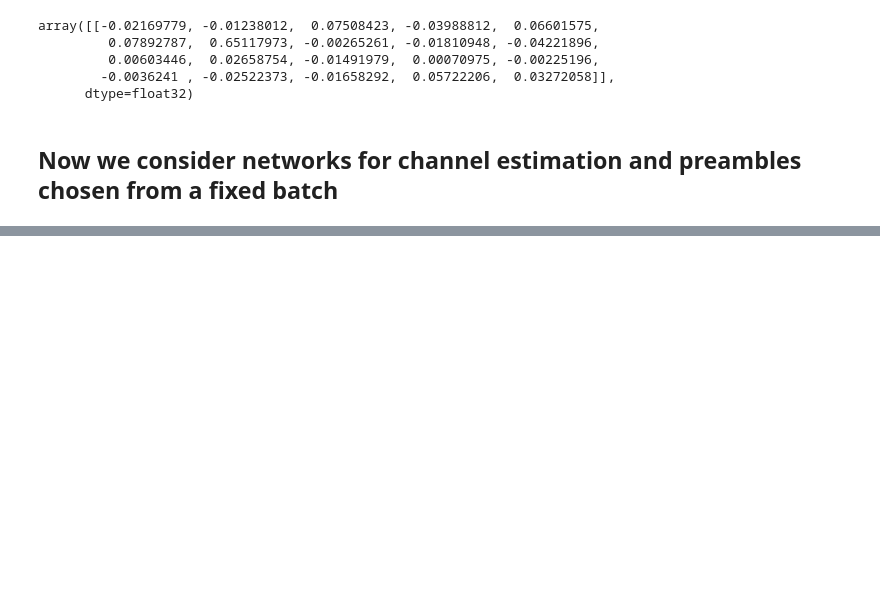
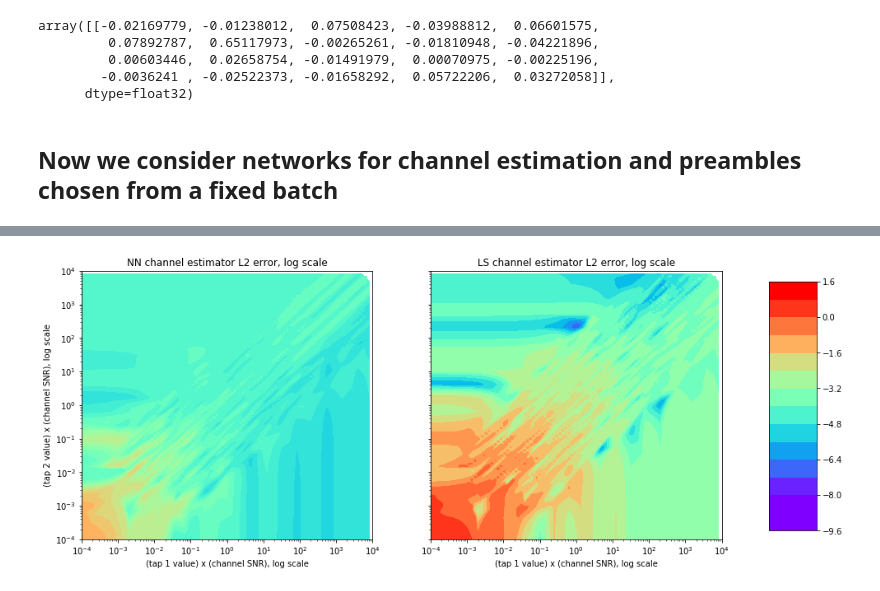
Before and after one commit to laurabrink13/Equalization, a Jupyter notebook: ConvNet -- Channel Estimation.ipynb, the cells around one changed output, grey strips where cells are left out. Saved outputs shown, nothing was run; the diff lists cells and outputs as text; code cells hidden in the pictures; blank space fills up the shorter version.

```diff
--- a/ConvNet -- Channel Estimation.ipynb
+++ b/ConvNet -- Channel Estimation.ipynb
@@ -513,0 +831,7 @@ def build_network3(params=None):
+# %%
+# Train network
+p2 = {'network_option':build_network5, 'num_iter':3001, 'batch_size':10,
+     'snr':1, 'num_preambles':1, 'fixed_preamble':True, 'num_taps':2,
+     'preamble_len':100, 'channel_len':2, 'lr':5e-5}
+#inputs, outputs, weights, loss, train, preamble, sess, loss_plot = train_net(p)
+res2 = train_net(p2)
@@ -513,0 +856,6 @@ def build_network3(params=None):
+# %%
+d2 = gen_data_for_plot(sess=res2[6],outputs=res2[1],inputs=res2[0],preamble=res2[5])
+# %%
+heat_plot(*d2)
+# %% [output]
+[figure, added]
```
Also changed, not shown: parts of 48 cells of this notebook.
